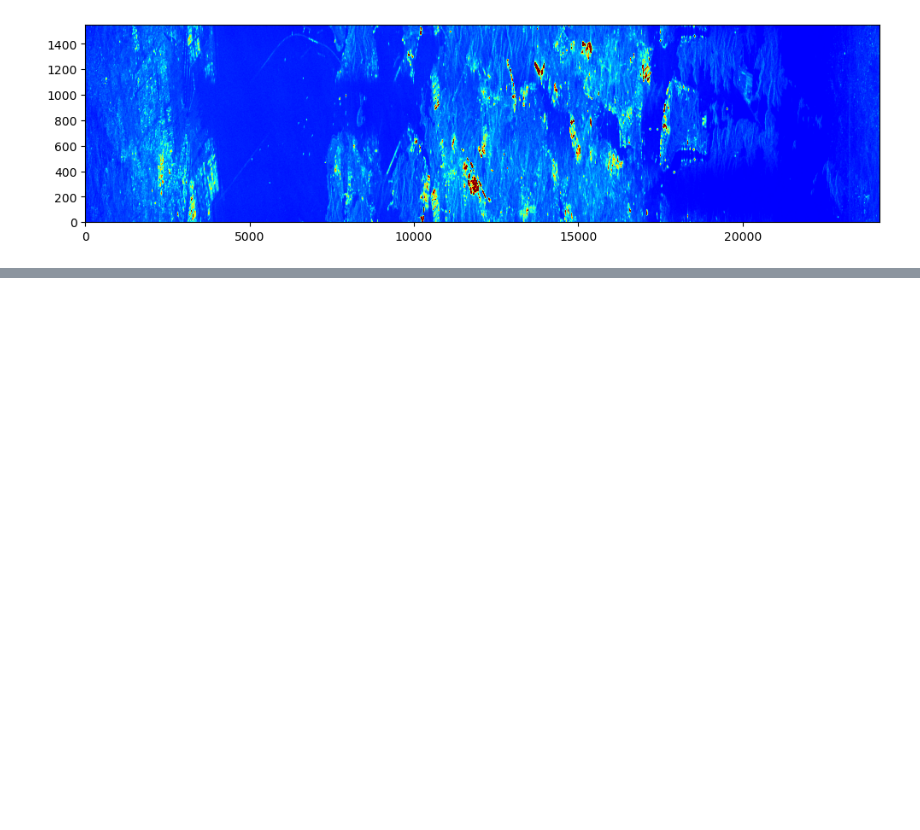
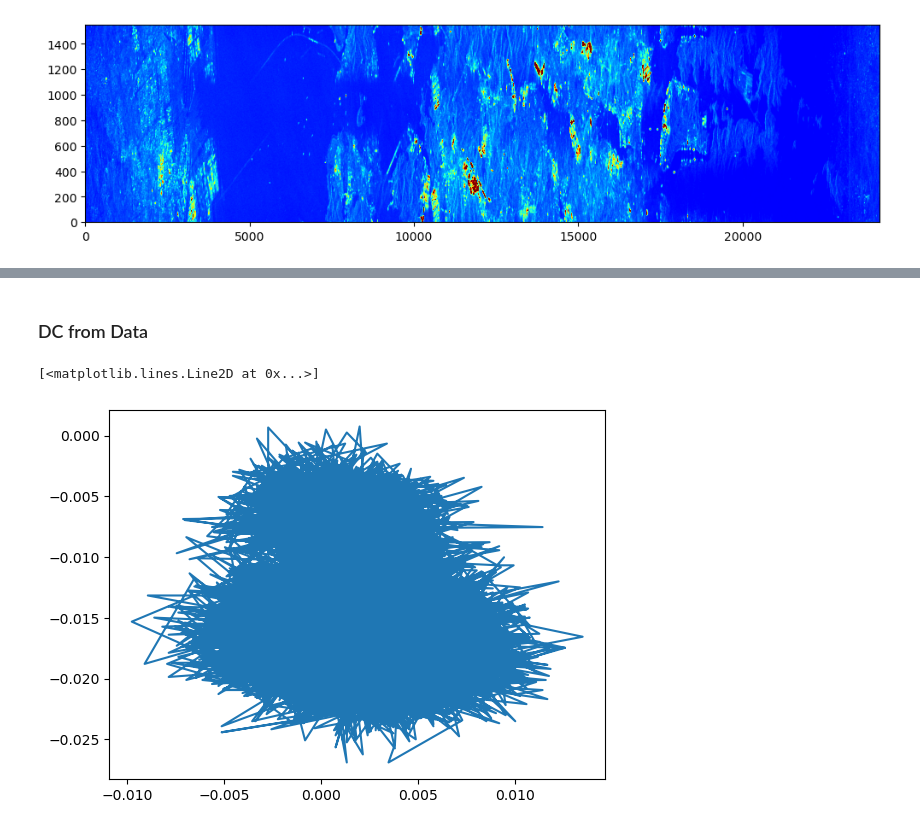
Before and after one commit to AndrewPlayer3/sar_processing, a Jupyter notebook: s1_level0/level_1.ipynb, the cells around one changed output, grey strips where cells are left out. Drawn from its saved outputs; the diff is of its cells as text; code cells hidden in the pictures; blank space fills up the shorter version.

```diff
--- a/s1_level0/level_1.ipynb
+++ b/s1_level0/level_1.ipynb
@@ -540,7 +556,7 @@ attitudes = np.asarray([get_attitude(time) for time in times])
 ### Image Formation
 # %%
 replica_chirp = get_replica_chirp(burst_packets[0], num_rng)
-image = range_compress_burst(signals, replica_chirp, do_2d=True)
+range_compressed = range_compress_burst(signals, replica_chirp, do_2d=True)
 # %%
 slant_range_start, slant_range_end = get_slant_ranges(header)
 slant_ranges = np.linspace(slant_range_start, slant_range_end, num_rng)
@@ -556,0 +576,2 @@ plot_signals(image, do_pop_out=False)
+# %% [markdown]
+### DC from Data
@@ -556,0 +590,21 @@ plot_signals(image, do_pop_out=False)
+# %%
+def madsen(vec):
+    return np.sign(vec.real) + np.sign(vec.imag)*1j
+
+def average_phase_increment(range_compressed, range_block_size):
+    num_az, num_rng = range_compressed.shape
+    phase_difference_sum = np.zeros_like(range_compressed[0, :])
+    for row in range(range_compressed.shape[0] - 1):
+        current_signal = madsen(range_compressed[row, :])
+        next_signal = madsen(range_compressed[row+1, :])
+        phase_difference_sum += np.conj(current_signal) * next_signal
+    num_range_blocks = (num_rng // range_block_size) + (1 if num_rng % range_block_size != 0 else 0)
+    range_blocks = []
+    for i in range(num_range_blocks):
+        start_index = i * range_block_size
+        if i == num_range_blocks - 1 and num_rng % range_block_size != 0:
+            end_index = start_index + (num_rng % range_block_size)
+        else:
+            end_index = start_index + range_block_size
+        range_blocks.append(np.sum(phase_difference_sum[start_index:end_index]))
+    return np.asarray(range_blocks) / num_range_blocks
@@ -556,0 +615,6 @@ plot_signals(image, do_pop_out=False)
+# %%
+accc = average_phase_increment(range_compressed)
+plt.plot(accc.real, accc.imag)
+# %% [output]
+[<matplotlib.lines.Line2D at 0x...>]
+[figure, added]
```
Also changed, not shown: parts of 20 cells of this notebook.
